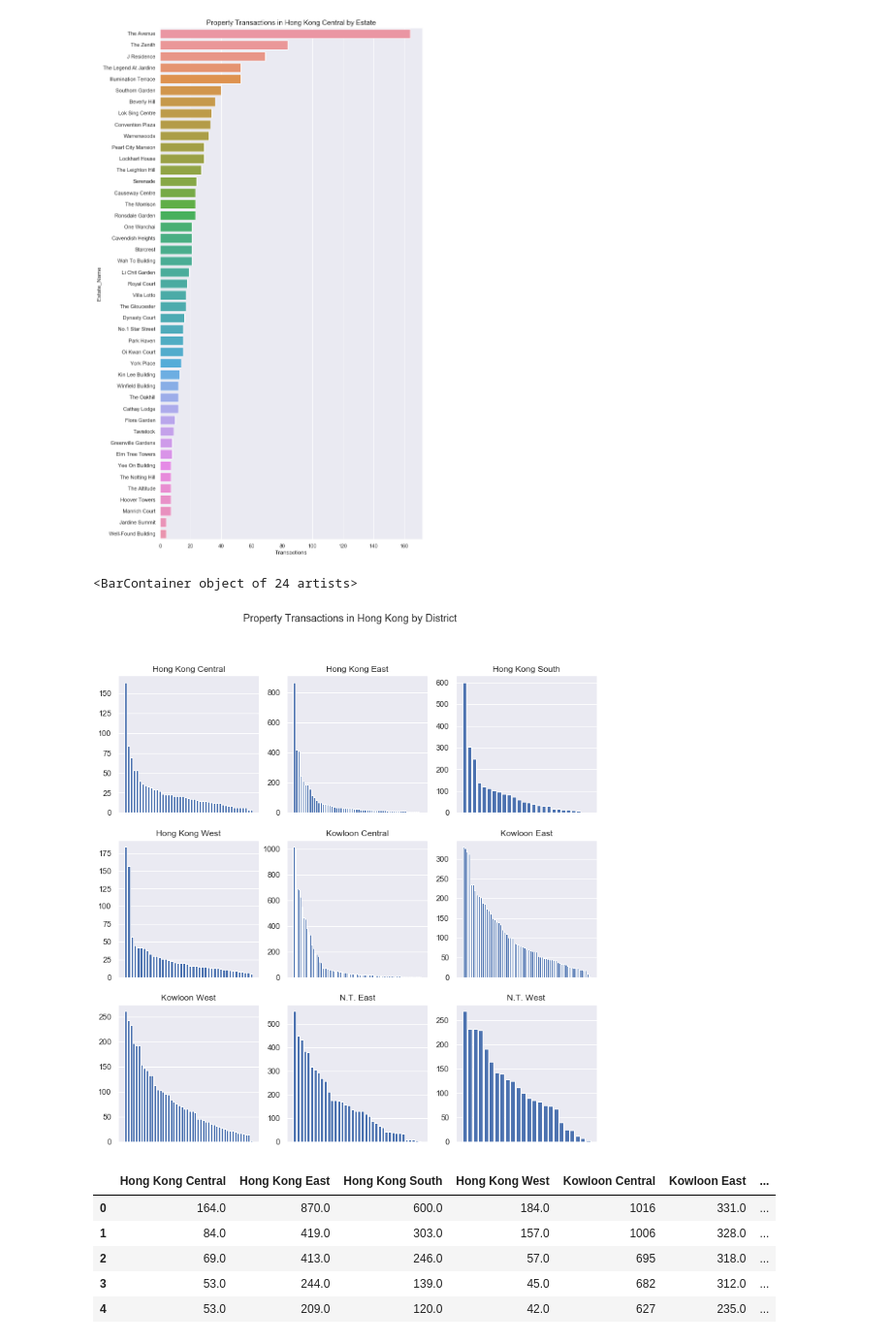
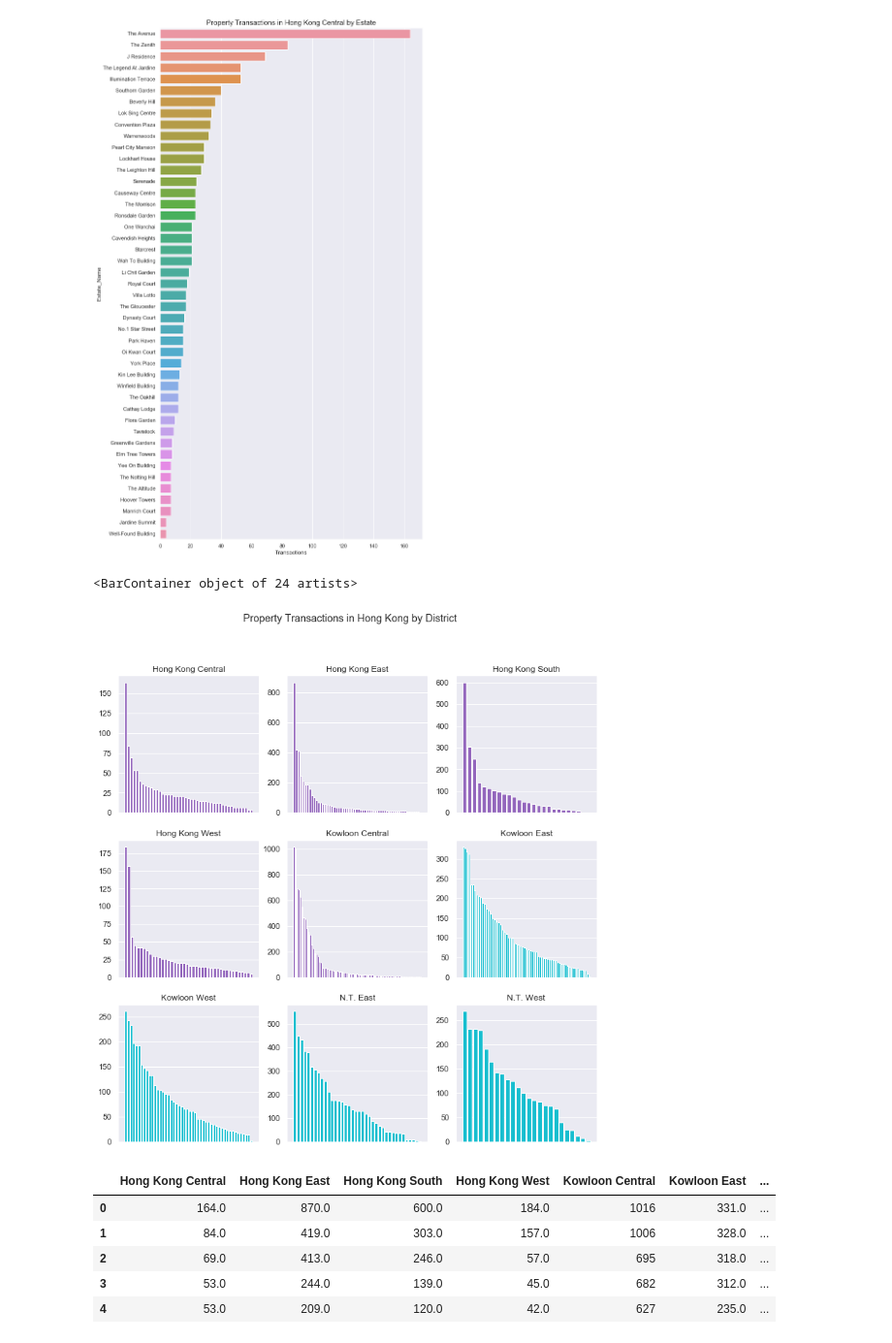
Before and after one commit to entercloud9/group4, a Jupyter notebook: transaction_history_graphs.ipynb, the cells around one changed output. Shown at 97% size. Drawn from its saved outputs; the diff is of its cells as text; code cells hidden in the pictures.

```diff
--- a/transaction_history_graphs.ipynb
+++ b/transaction_history_graphs.ipynb
@@ -139,43 +139,43 @@ ax4 = fig.add_subplot(334)
 ax5 = fig.add_subplot(335)
 ax6 = fig.add_subplot(336)
 ax7 = fig.add_subplot(337)
 ax8 = fig.add_subplot(338)
 ax9 = fig.add_subplot(339)
 
 fig.suptitle('Property Transactions in Hong Kong by District')
 ax1.set(title = district_names[0])
 ax2.set(title = district_names[1])
 ax3.set(title = district_names[2])
 ax4.set(title = district_names[3])
 ax5.set(title = district_names[4])
 ax6.set(title = district_names[5])
 ax7.set(title = district_names[6])
 ax8.set(title = district_names[7])
 ax9.set(title = district_names[8])
 
 # too many estate names which are difficult to read so set x-axis invisible
 ax1.axes.get_xaxis().set_visible(False)
 ax2.axes.get_xaxis().set_visible(False)
 ax3.axes.get_xaxis().set_visible(False)
 ax4.axes.get_xaxis().set_visible(False)
 ax5.axes.get_xaxis().set_visible(False)
 ax6.axes.get_xaxis().set_visible(False)
 ax7.axes.get_xaxis().set_visible(False)
 ax8.axes.get_xaxis().set_visible(False)
 ax9.axes.get_xaxis().set_visible(False)
 
-ax1.bar(HKC.Estate_Name, HKC.Transactions)
-ax2.bar(HKE.Estate_Name, HKE.Transactions)
-ax3.bar(HKS.Estate_Name, HKS.Transactions)
-ax4.bar(HKW.Estate_Name, HKW.Transactions)
-ax5.bar(KC.Estate_Name, KC.Transactions)
-ax6.bar(KE.Estate_Name, KE.Transactions)
-ax7.bar(KW.Estate_Name, KW.Transactions)
-ax8.bar(NTE.Estate_Name, NTE.Transactions)
-ax9.bar(NTW.Estate_Name, NTW.Transactions)
+ax1.bar(HKC.Estate_Name, HKC.Transactions, color='tab:purple')
+ax2.bar(HKE.Estate_Name, HKE.Transactions, color='tab:purple')
+ax3.bar(HKS.Estate_Name, HKS.Transactions, color='tab:purple')
+ax4.bar(HKW.Estate_Name, HKW.Transactions, color='tab:purple')
+ax5.bar(KC.Estate_Name, KC.Transactions, color='tab:purple')
+ax6.bar(KE.Estate_Name, KE.Transactions, color='tab:cyan')
+ax7.bar(KW.Estate_Name, KW.Transactions, color='tab:cyan')
+ax8.bar(NTE.Estate_Name, NTE.Transactions, color='tab:cyan')
+ax9.bar(NTW.Estate_Name, NTW.Transactions, color='tab:cyan')
 # %% [output]
 <BarContainer object of 24 artists>
-[figure, old version]
+[figure, new version]
 # %%
 # transactoin data for every districts
 df_l = []
```
Also changed, not shown: parts of 1 cell of this notebook.
